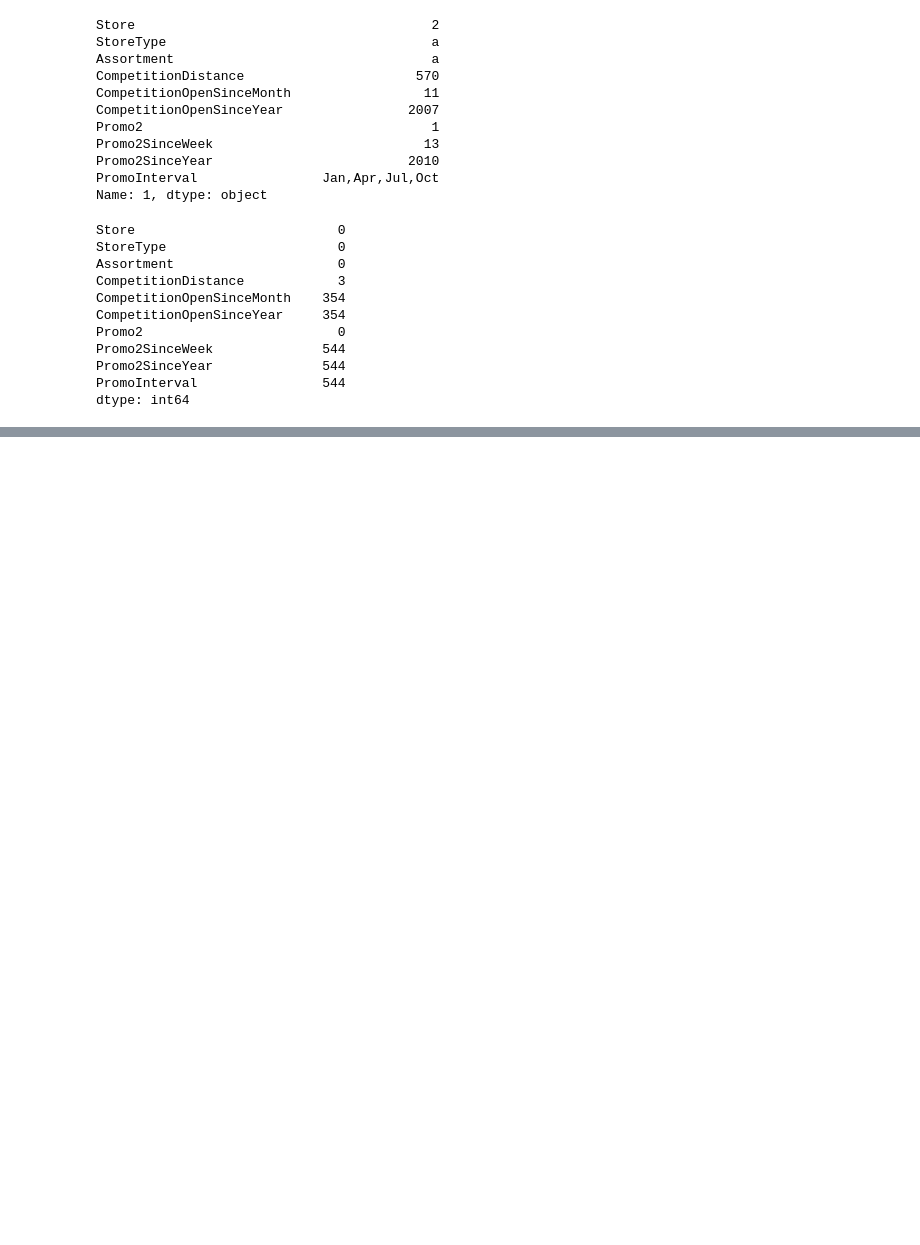
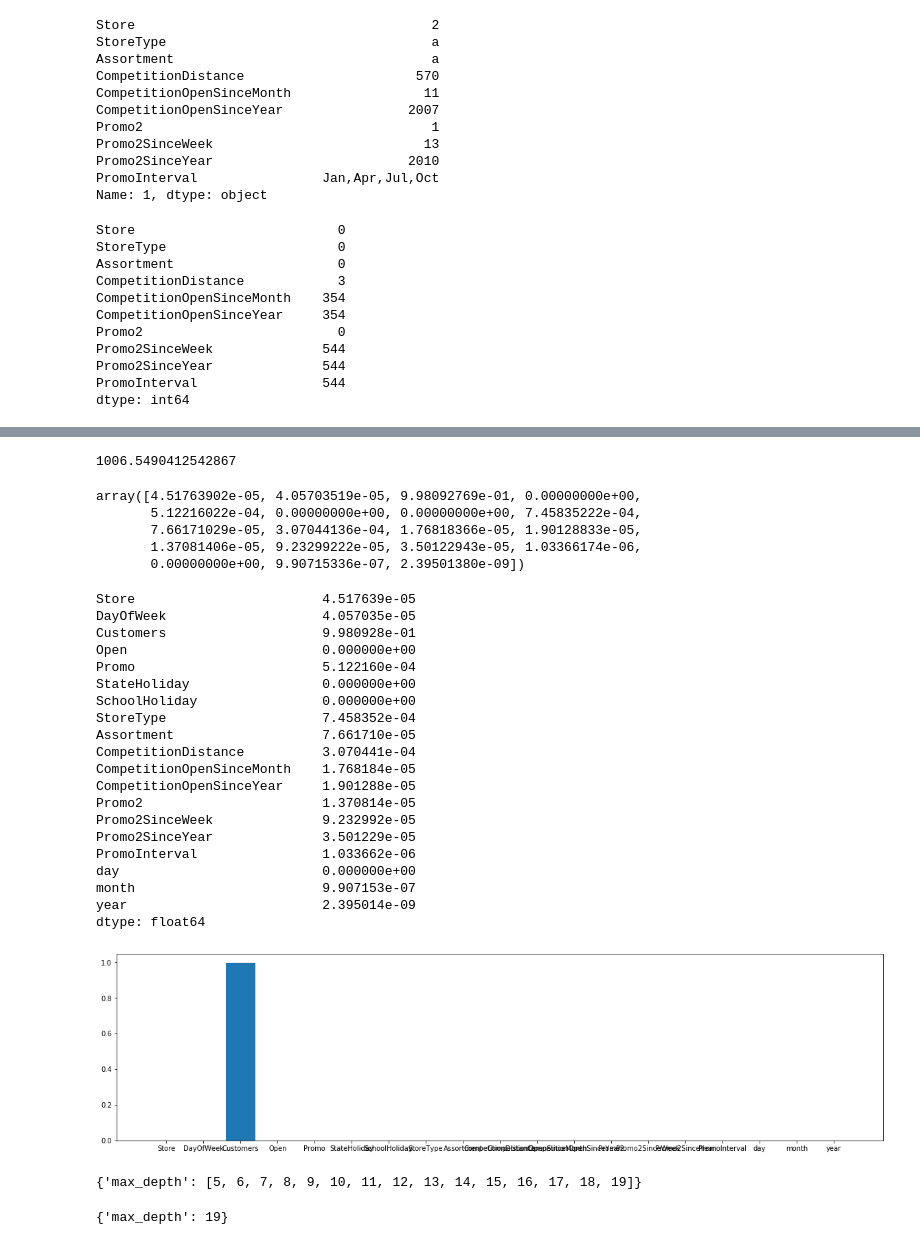
Before and after one commit to m-fzi/KagglePractice, a Jupyter notebook: rossmann/rossmann1.ipynb, the cells around one changed output, grey strips where cells are left out. Cells and saved outputs as stored; diff of their text form; code cells hidden in the pictures; blank space fills up the shorter version.

```diff
--- a/rossmann/rossmann1.ipynb
+++ b/rossmann/rossmann1.ipynb
@@ -288,0 +474,4 @@ store['PromoInterval'].mode().iloc[0]
+# %%
+# Train and validate Split
+features= data_merged.columns.drop(['Sales','Date'])
+features
@@ -288,0 +485,4 @@ store['PromoInterval'].mode().iloc[0]
+# %%
+from sklearn.model_selection import train_test_split
+train_x, validate_x, train_y, validate_y = train_test_split(data_merged[features], np.log(data_merged['Sales']+1), test_size=0.2, random_state=1)
+train_x.shape, validate_x.shape, train_y.shape, validate_y.shape
@@ -288,0 +491,4 @@ store['PromoInterval'].mode().iloc[0]
+# %%
+from sklearn.tree import DecisionTreeRegressor
+model_dt = DecisionTreeRegressor(max_depth=10, random_state=1).fit(train_x, train_y)
+validate_y_pred=model_dt.predict(validate_x)
@@ -288,0 +523,58 @@ store['PromoInterval'].mode().iloc[0]
+# %%
+validate_y_pred = model_dt.predict(validate_x)
+from sklearn.metrics import mean_squared_error
+validate_y_inv=np.exp(validate_y)-1 #becaused we added +1 while log transformation
+validate_y_pred_inv=np.exp(validate_y_pred)-1
+np.sqrt(mean_squared_error(validate_y_inv,validate_y_pred_inv))
+# %% [output]
+1006.5490412542867
+# %%
+model_dt.feature_importances_
+# %% [output]
+array([4.51763902e-05, 4.05703519e-05, 9.98092769e-01, 0.00000000e+00,
+       5.12216022e-04, 0.00000000e+00, 0.00000000e+00, 7.45835222e-04,
+       7.66171029e-05, 3.07044136e-04, 1.76818366e-05, 1.90128833e-05,
+       1.37081406e-05, 9.23299222e-05, 3.50122943e-05, 1.03366174e-06,
+       0.00000000e+00, 9.90715336e-07, 2.39501380e-09])
+# %%
+import matplotlib.pyplot as plt
+plt.figure(figsize=(20,5))
+plt.bar(features,model_dt.feature_importances_)
+pd.Series(model_dt.feature_importances_,index=features)
+# %% [output]
+Store                        4.517639e-05
+DayOfWeek                    4.057035e-05
+Customers                    9.980928e-01
+Open                         0.000000e+00
+Promo                        5.122160e-04
+StateHoliday                 0.000000e+00
+SchoolHoliday                0.000000e+00
+StoreType                    7.458352e-04
+Assortment                   7.661710e-05
+CompetitionDistance          3.070441e-04
+CompetitionOpenSinceMonth    1.768184e-05
+CompetitionOpenSinceYear     1.901288e-05
+Promo2                       1.370814e-05
+Promo2SinceWeek              9.232992e-05
+Promo2SinceYear              3.501229e-05
+PromoInterval                1.033662e-06
+day                          0.000000e+00
+month                        9.907153e-07
+year                         2.395014e-09
+dtype: float64
+[figure, added]
+# %%
+#Hyperparameter tuning
+from sklearn.model_selection import GridSearchCV
+
+parameters={'max_depth':list(range(5,20))}
+base_model=DecisionTreeRegressor()
+cv_model=GridSearchCV(base_model,param_grid=parameters,cv=5,return_train_score=True).fit(train_x,train_y)
+parameters
+#by default cv=2
+# %% [output]
+{'max_depth': [5, 6, 7, 8, 9, 10, 11, 12, 13, 14, 15, 16, 17, 18, 19]}
+# %%
+cv_model.best_params_
+# %% [output]
+{'max_depth': 19}
```
Also changed, not shown: parts of 45 cells of this notebook, 1 other file.
